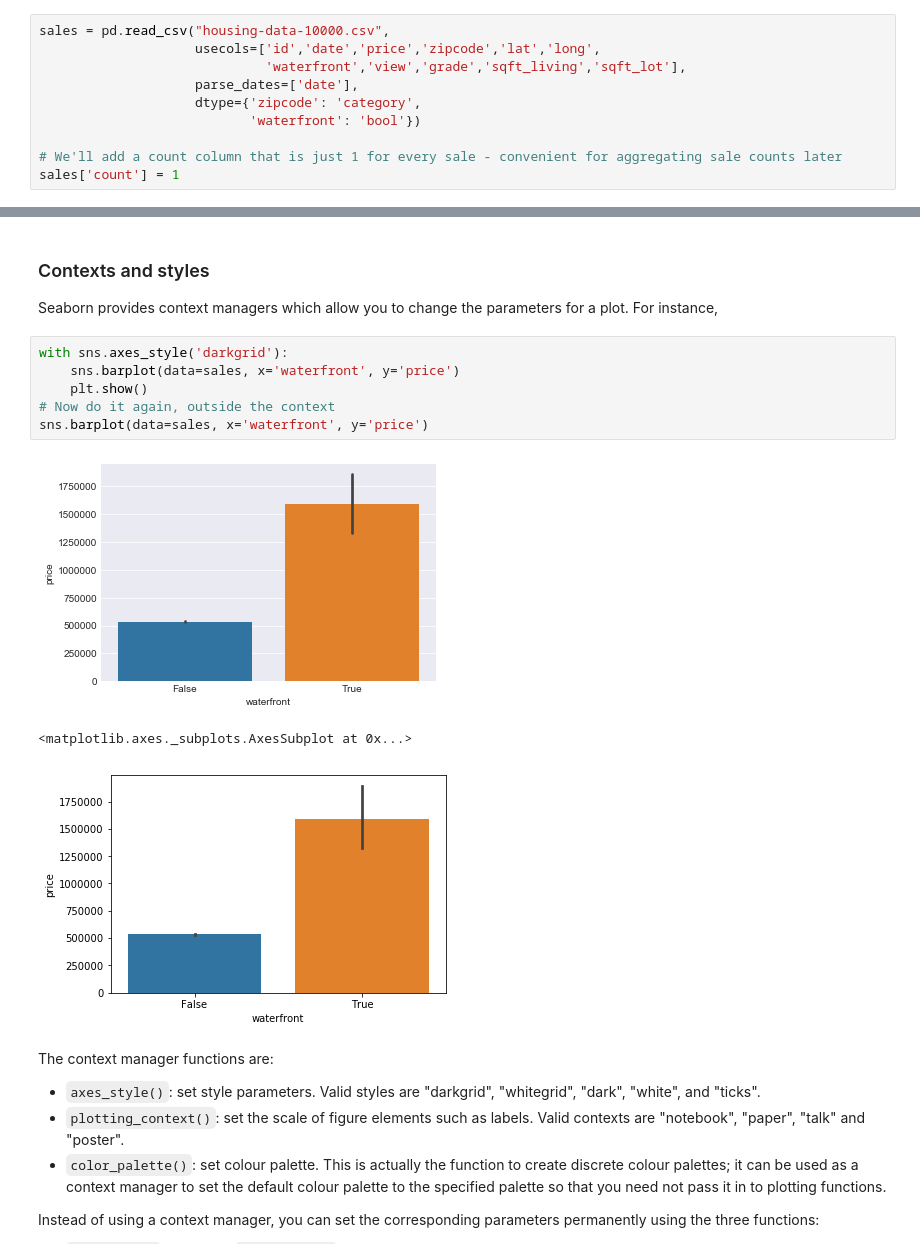
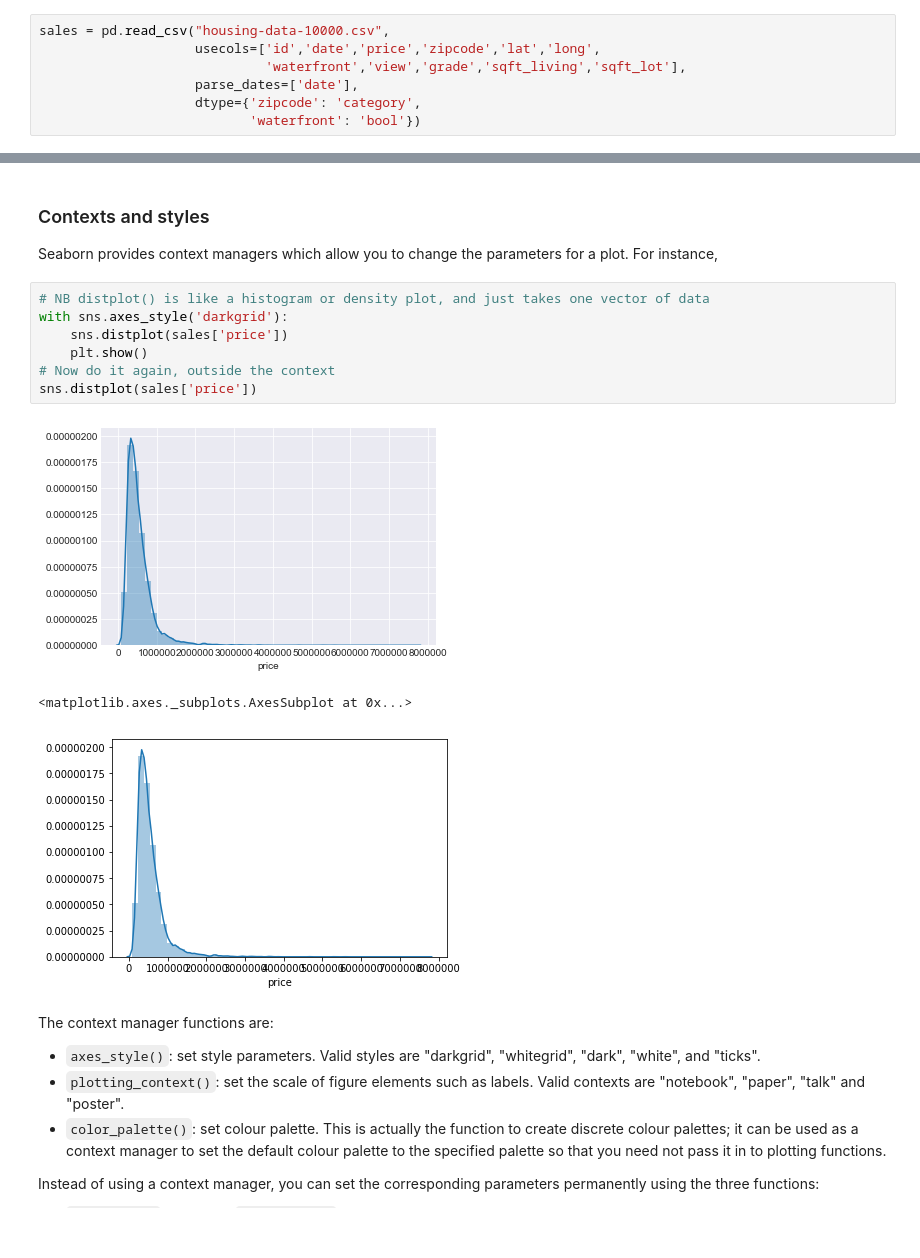
Before and after one commit to claresloggett/aspp-visualisation, a Jupyter notebook: Seaborn.ipynb, the cells around one changed output, grey strips where cells are left out. Cells and saved outputs as stored; diff of their text form.

```diff
--- a/Seaborn.ipynb
+++ b/Seaborn.ipynb
@@ -29,9 +29,6 @@ sales = pd.read_csv("housing-data-10000.csv",
                     parse_dates=['date'],
                     dtype={'zipcode': 'category',
                            'waterfront': 'bool'})
-
-# We'll add a count column that is just 1 for every sale - convenient for aggregating sale counts later
-sales['count'] = 1
 # %%
 sales.head()
 # %% [output]
@@ -167,15 +162,16 @@ Questions:
 
 Seaborn provides context managers which allow you to change the parameters for a plot. For instance,
 # %%
+# NB distplot() is like a histogram or density plot, and just takes one vector of data
 with sns.axes_style('darkgrid'):
-    sns.barplot(data=sales, x='waterfront', y='price')
+    sns.distplot(sales['price'])
     plt.show()
 # Now do it again, outside the context
-sns.barplot(data=sales, x='waterfront', y='price')
+sns.distplot(sales['price'])
 # %% [output]
-[figure, old version]
+[figure, new version]
 <matplotlib.axes._subplots.AxesSubplot at 0x...>
-[figure, old version]
+[figure, new version]
 # %% [markdown]
 The context manager functions are:
 
```
Also changed, not shown: parts of 18 cells of this notebook, 2 other files.
